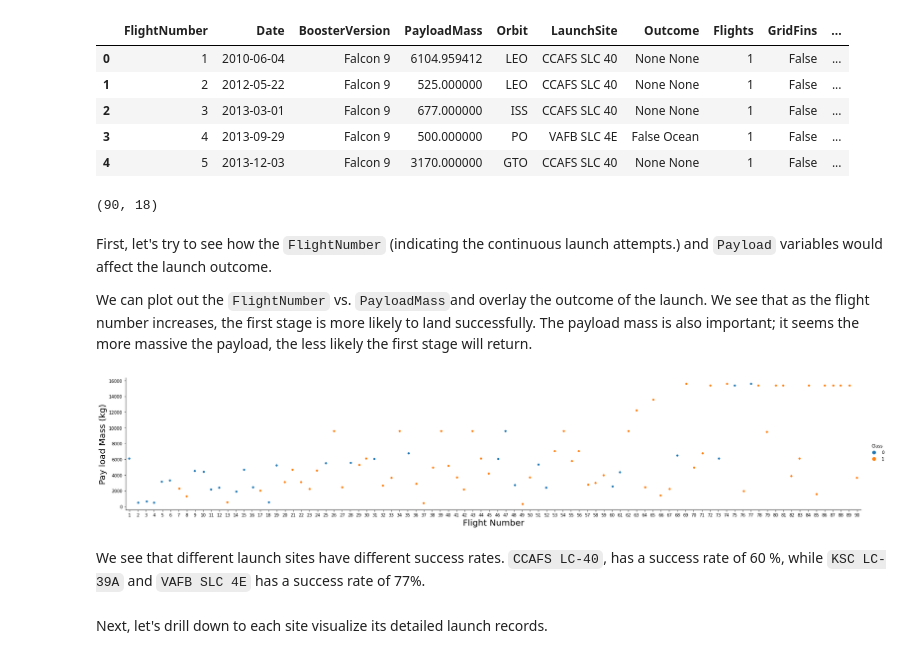
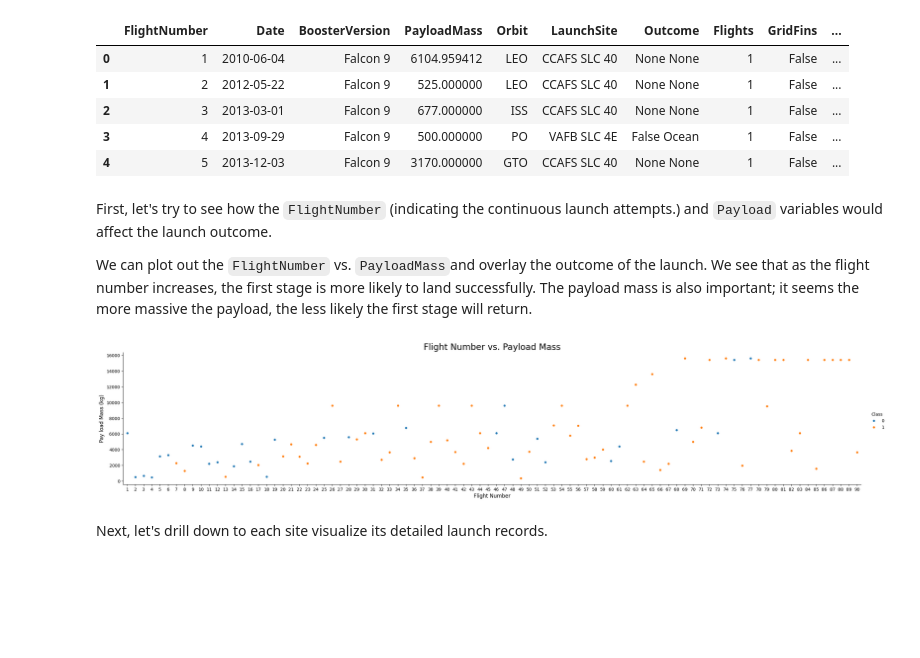
Before and after one commit to yshubhamy/Coursera-DS-Capstone-Project-SpaceX, a Jupyter notebook: 5_EDA_with_Data_Visualization.ipynb, the cells around one changed output. Cells and saved outputs as stored; diff of their text form; code cells hidden in the pictures; blank space fills up the shorter version.

```diff
--- a/5_EDA_with_Data_Visualization.ipynb
+++ b/5_EDA_with_Data_Visualization.ipynb
@@ -54,9 +99,7 @@ import seaborn as sns
 # %% [markdown]
 First, let's read the SpaceX dataset into a Pandas dataframe and print its summary
 # %%
-df = pd.read_csv(
-    "https://cf-courses-data.s3.us.cloud-object-storage.appdomain.cloud/IBM-DS0321EN-SkillsNetwork/datasets/dataset_part_2.csv"
-)
+df=pd.read_csv("https://cf-courses-data.s3.us.cloud-object-storage.appdomain.cloud/IBM-DS0321EN-SkillsNetwork/datasets/dataset_part_2.csv")
 
 # If you were unable to complete the previous lab correctly you can uncomment and load this csv
 
@@ -70,23 +113,18 @@ df.head(5)
 | 2 | 3 | 2013-03-01 | Falcon 9 | 677.000000 | ISS | CCAFS SLC 40 | None None | 1 | False | ... |
 | 3 | 4 | 2013-09-29 | Falcon 9 | 500.000000 | PO | VAFB SLC 4E | False Ocean | 1 | False | ... |
 | 4 | 5 | 2013-12-03 | Falcon 9 | 3170.000000 | GTO | CCAFS SLC 40 | None None | 1 | False | ... |
-# %%
-df.shape
-# %% [output]
-(90, 18)
 # %% [markdown]
 First, let's try to see how the `FlightNumber` (indicating the continuous launch attempts.) and `Payload` variables would affect the launch outcome.
 
 We can plot out the <code>FlightNumber</code> vs. <code>PayloadMass</code>and overlay the outcome of the launch. We see that as the flight number increases, the first stage is more likely to land successfully. The payload mass is also important; it seems the more massive the payload, the less likely the first stage will return.
 # %%
-sns.catplot(y="PayloadMass", x="FlightNumber", hue="Class", data=df, aspect=5)
-plt.xlabel("Flight Number", fontsize=20)
-plt.ylabel("Pay load Mass (kg)", fontsize=20)
+sns.catplot(y="PayloadMass", x="FlightNumber", hue="Class", data=df, aspect = 5)
+plt.xlabel("Flight Number",fontsize=12)
+plt.ylabel("Pay load Mass (kg)",fontsize=12)
+plt.title("Flight Number vs. Payload Mass", fontsize=20)
 plt.show()
 # %% [output]
-[figure, old version]
+[figure, new version]
-# %% [markdown]
-We see that different launch sites have different success rates.  <code>CCAFS LC-40</code>, has a success rate of 60 %, while  <code>KSC LC-39A</code> and <code>VAFB SLC 4E</code> has a success rate of 77%.
 # %% [markdown]
 Next, let's drill down to each site visualize its detailed launch records.
 # %% [markdown]
```
Also changed, not shown: parts of 35 cells of this notebook, 7 other files.
